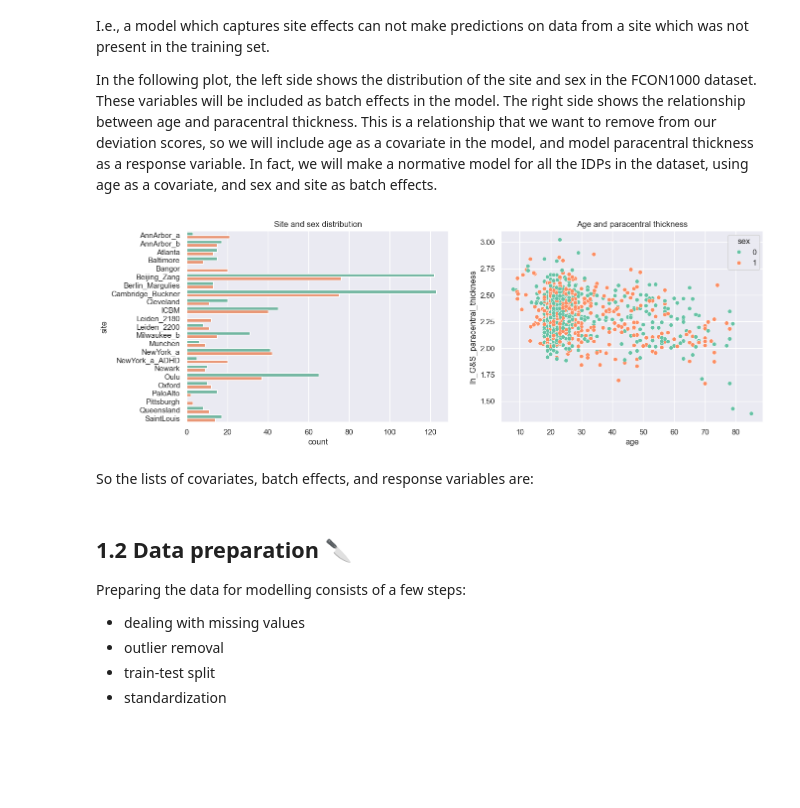
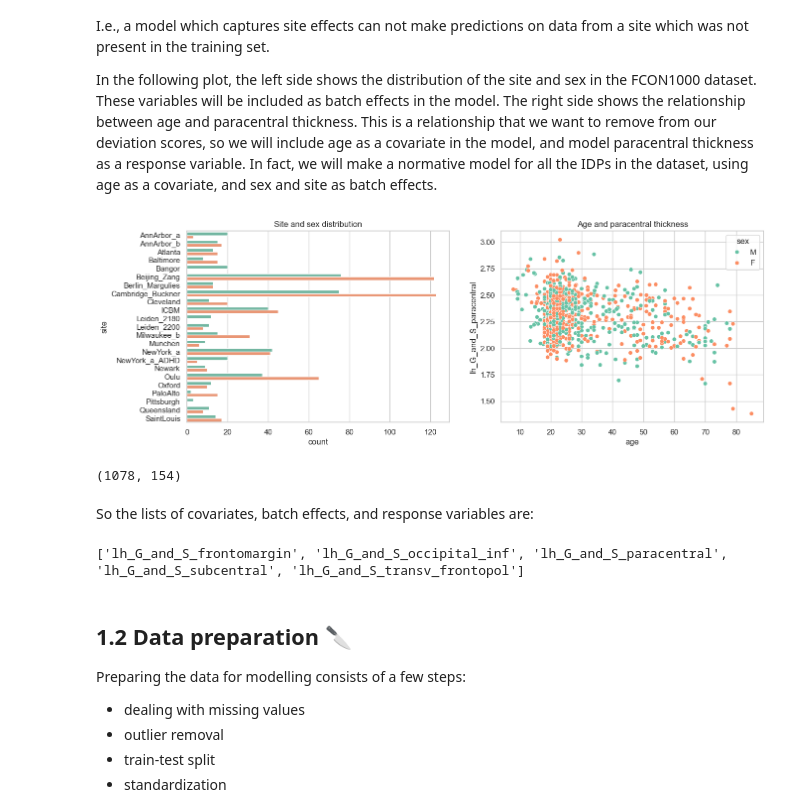
Before and after one commit to predictive-clinical-neuroscience/pu25_code, a Jupyter notebook: notebooks/1_main_workflow.ipynb, the cells around one changed output. Cells and saved outputs as stored; diff of their text form; code cells hidden in the pictures; blank space fills up the shorter version.

```diff
--- a/notebooks/1_main_workflow.ipynb
+++ b/notebooks/1_main_workflow.ipynb
@@ -86,5 +103,6 @@ except FileNotFoundError:
     df = pd.read_csv(
         "https://raw.githubusercontent.com/predictive-clinical-neuroscience/pu25_code/refs/heads/main/data/fcon/fcon1000.csv"
     )
+df['sex'] = df.apply(lambda x: {0: "F", 1: "M"}[x['sex']], axis=1)
 df.describe()
 # %% [output]
@@ -100,0 +119,29 @@ df.describe()
+# %%
+try:
+    openneuro_df = pd.read_csv("../data/fcon/destrieux_thickness_wide.csv")
+except FileNotFoundError:
+    # Load the data from the GH repo if the local file is not present
+    openneuro_df = pd.read_csv(
+        "https://raw.githubusercontent.com/predictive-clinical-neuroscience/pu25_code/refs/heads/main/data/fcon/destrieux_thickness_wide.csv"
+    )
+
+
+# Filter out the ds004302-1.0.1 dataset
+openneuro_df = openneuro_df[openneuro_df["dataset"] != "ds004302-1.0.1"]
+
+# Make sure all datasets follow the same naming convention
+openneuro_df.loc[openneuro_df["group"] == "HV", "group"] = "HC"
+openneuro_df.loc[openneuro_df["group"] == "UD", "group"] = "MDD"
+openneuro_df.rename(columns={"dataset": "site"}, inplace=True)
+
+# Split into healthy and patient groups
+healthy_idx = openneuro_df["group"] == "HC"
+healthy_group = openneuro_df[healthy_idx]
+patient_groups = openneuro_df[~healthy_idx]
+
+
+for g, df in openneuro_df.groupby("site"):
+    print(g)
+    display(df[['age','sex']].describe())
+    print(df['sex'].value_counts())
+    print(df['group'].value_counts())
@@ -114,22 +199,24 @@ In the following plot, the left side shows the distribution of the site and sex
 # %%
 import seaborn as sns
 import matplotlib.pyplot as plt
 
 fig, ax = plt.subplots(1, 2, figsize=(15, 5))
 sns.countplot(y="site", data=df, ax=ax[0], hue="sex", palette="Set2", legend=False)
 sns.scatterplot(
     x="age",
-    y="lh_G&S_paracentral_thickness",
+    y="lh_G_and_S_paracentral",
     data=df,
     ax=ax[1],
     hue="sex",
     palette="Set2",
 )
 ax[0].set_title("Site and sex distribution")
 ax[1].set_title("Age and paracentral thickness")
 plt.show()
+df.shape
 # %% [output]
-[figure, old version]
+[figure, new version]
+(1078, 154)
 # %% [markdown]
 So the lists of covariates, batch effects, and response variables are:
 # %%
@@ -142,6 +229,9 @@ response_variables = [
 response_variables = list(
     filter(lambda x: df[x].var() > 0, response_variables)
 )  # Remove variables with no variance
+print(response_variables)
+# %% [output]
+['lh_G_and_S_frontomargin', 'lh_G_and_S_occipital_inf', 'lh_G_and_S_paracentral', 'lh_G_and_S_subcentral', 'lh_G_and_S_transv_frontopol']
 # %% [markdown]
 ## 1.2 Data preparation 🔪
 
```
Also changed, not shown: parts of 20 cells of this notebook, 1 other file.
